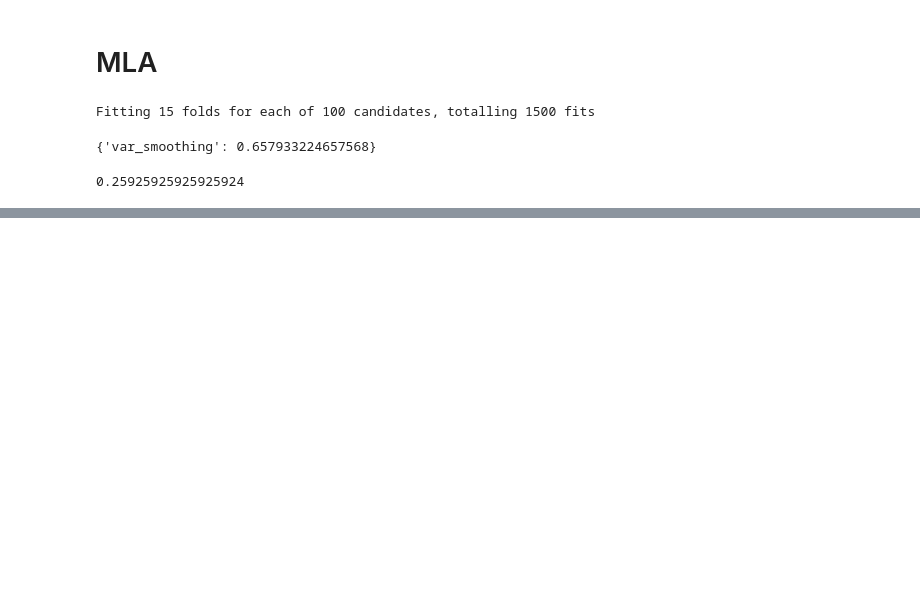
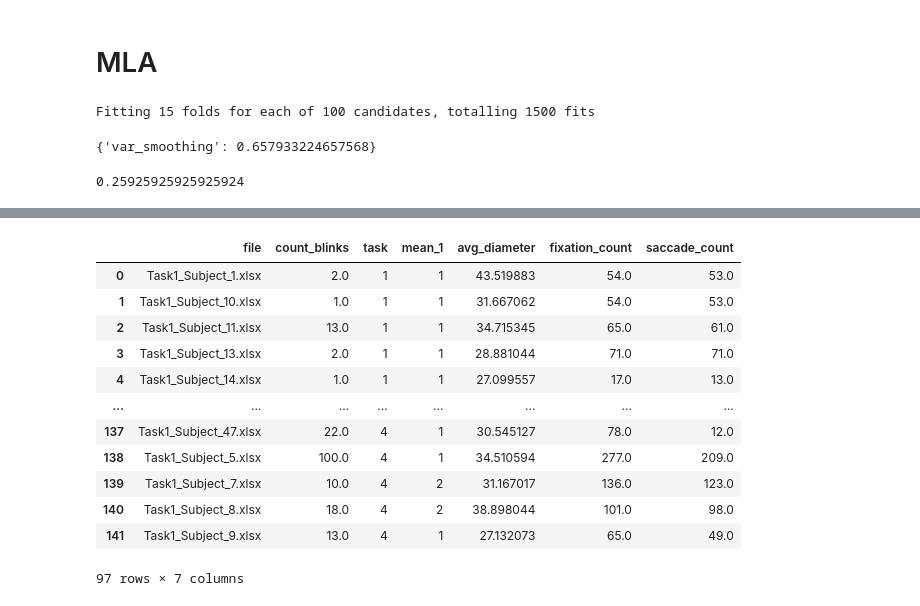
Before and after one commit to AndrewHallam1/SIT723, a Jupyter notebook: SIT723v1.ipynb, the cells around one changed output, grey strips where cells are left out. Drawn from its saved outputs; the diff is of its cells as text; code cells hidden in the pictures; blank space fills up the shorter version.

```diff
--- a/SIT723v1.ipynb
+++ b/SIT723v1.ipynb
@@ -2166,0 +2352,13 @@ print(acc)
+# %%
+#colet
+
+#from the authors: we define high, medium and low CW levels for workload score between 50–100, 30–49 and 0–29 respectively
+#change our values to low, med, high
+a = colet_final
+a = a.dropna(axis=0)
+a['mean_1']=a['mean_1'].astype(int)
+
+bins = [0, 29, 49, 100]
+labels = ['1', '2', '3']
+a['mean_1'] = pd.cut(a['mean_1'], bins, labels=labels)
+print(a)
@@ -2166,0 +2383,20 @@ print(acc)
+# %%
+# change the 3 classes into 2 - replacing our high with the 'low' value - combining low and high to consider this our 'abnormal' and 2 will remain our 'normal'
+
+a['mean_1'] = a['mean_1'].replace('3', '1')
+# %%
+a
+# %% [output]
+|  | file | count_blinks | task | mean_1 | avg_diameter | fixation_count | saccade_count |
+| 0 | Task1_Subject_1.xlsx | 2.0 | 1 | 1 | 43.519883 | 54.0 | 53.0 |
+| 1 | Task1_Subject_10.xlsx | 1.0 | 1 | 1 | 31.667062 | 54.0 | 53.0 |
+| 2 | Task1_Subject_11.xlsx | 13.0 | 1 | 1 | 34.715345 | 65.0 | 61.0 |
+| 3 | Task1_Subject_13.xlsx | 2.0 | 1 | 1 | 28.881044 | 71.0 | 71.0 |
+| 4 | Task1_Subject_14.xlsx | 1.0 | 1 | 1 | 27.099557 | 17.0 | 13.0 |
+| ... | ... | ... | ... | ... | ... | ... | ... |
+| 137 | Task1_Subject_47.xlsx | 22.0 | 4 | 1 | 30.545127 | 78.0 | 12.0 |
+| 138 | Task1_Subject_5.xlsx | 100.0 | 4 | 1 | 34.510594 | 277.0 | 209.0 |
+| 139 | Task1_Subject_7.xlsx | 10.0 | 4 | 2 | 31.167017 | 136.0 | 123.0 |
+| 140 | Task1_Subject_8.xlsx | 18.0 | 4 | 2 | 38.898044 | 101.0 | 98.0 |
+| 141 | Task1_Subject_9.xlsx | 13.0 | 4 | 1 | 27.132073 | 65.0 | 49.0 |
+97 rows × 7 columns
```
Also changed, not shown: parts of 96 cells of this notebook.
